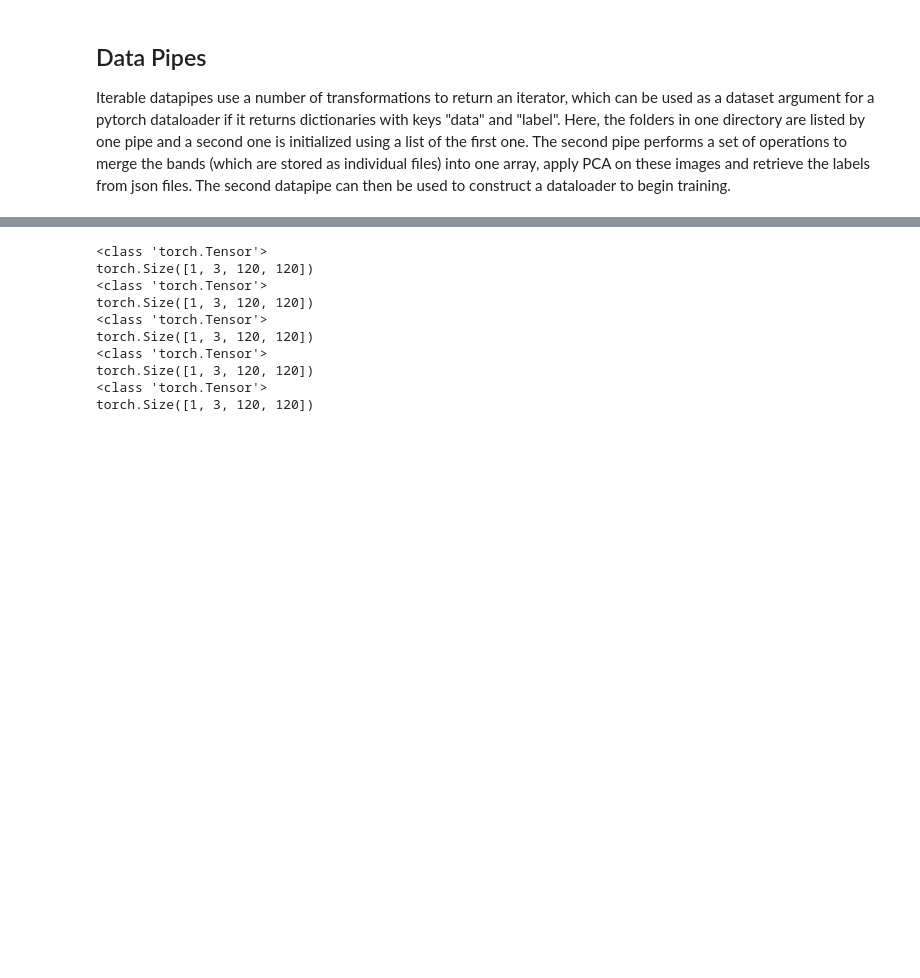
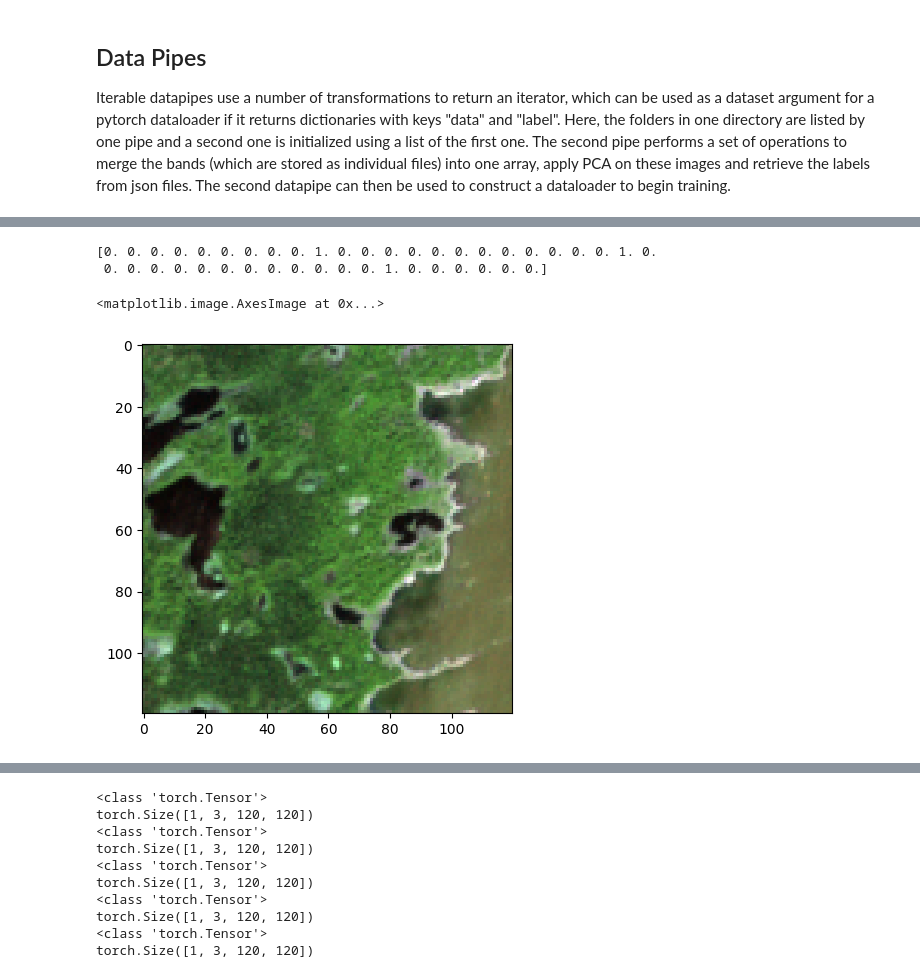
Before and after one commit to MI4People/MI4People_soil_quality, a Jupyter notebook: notebooks/pca.ipynb, the cells around one changed output, grey strips where cells are left out. Cells and saved outputs as stored; diff of their text form; code cells hidden in the pictures; blank space fills up the shorter version.

Commit message:
visualization of pca

```diff
--- a/notebooks/pca.ipynb
+++ b/notebooks/pca.ipynb
@@ -168,2 +144,2 @@ def get_bigearth_pca_pipe(folders):
 # %%
-file_list = list(get_s3_folder_content())[:5]
+file_list = list(get_s3_folder_content())[:1000]
@@ -175,0 +146,4 @@ print(example_out[0]["data"].shape)
+# %%
+from src.data.bigearthnet_datapipes import  get_bigearth_pca_pipe, get_bigearth_no_pca_pipe
+pca_out = list(get_bigearth_pca_pipe(file_list))
+img_out = list(get_bigearth_no_pca_pipe(file_list))
@@ -175,0 +172,19 @@ print(example_out[0]["data"].shape)
+# %%
+#from src.infrastructure.aws_infrastructure import download_from_s3
+i = 66
+pca_img = pca_out[i]["data"]
+og_img = img_out[i]["data"]
+print(img_out[i]["label"])
+#og_img = download_from_s3("mi4people-soil-project", "BigEarthNet-v1.0/S2A_MSIL2A_20170613T101031_0_45", "dl_img")
+# %% [output]
+[0. 0. 0. 0. 0. 0. 0. 0. 0. 1. 0. 0. 0. 0. 0. 0. 0. 0. 0. 0. 0. 0. 1. 0.
+ 0. 0. 0. 0. 0. 0. 0. 0. 0. 0. 0. 0. 1. 0. 0. 0. 0. 0. 0.]
+# %%
+reshaped_og = np.zeros((120, 120, 3))
+reshaped_og[:, :, 0] = og_img[:,:,1]/np.max(og_img[:,:,1])
+reshaped_og[:, :, 1] = og_img[:,:,2]/np.max(og_img[:,:,2])
+reshaped_og[:, :, 2] = og_img[:,:,3]/np.max(og_img[:,:,3])
+plt.imshow(reshaped_og)
+# %% [output]
+<matplotlib.image.AxesImage at 0x...>
+[figure, added]
```
Also changed, not shown: parts of 7 cells of this notebook, 1 other file.
